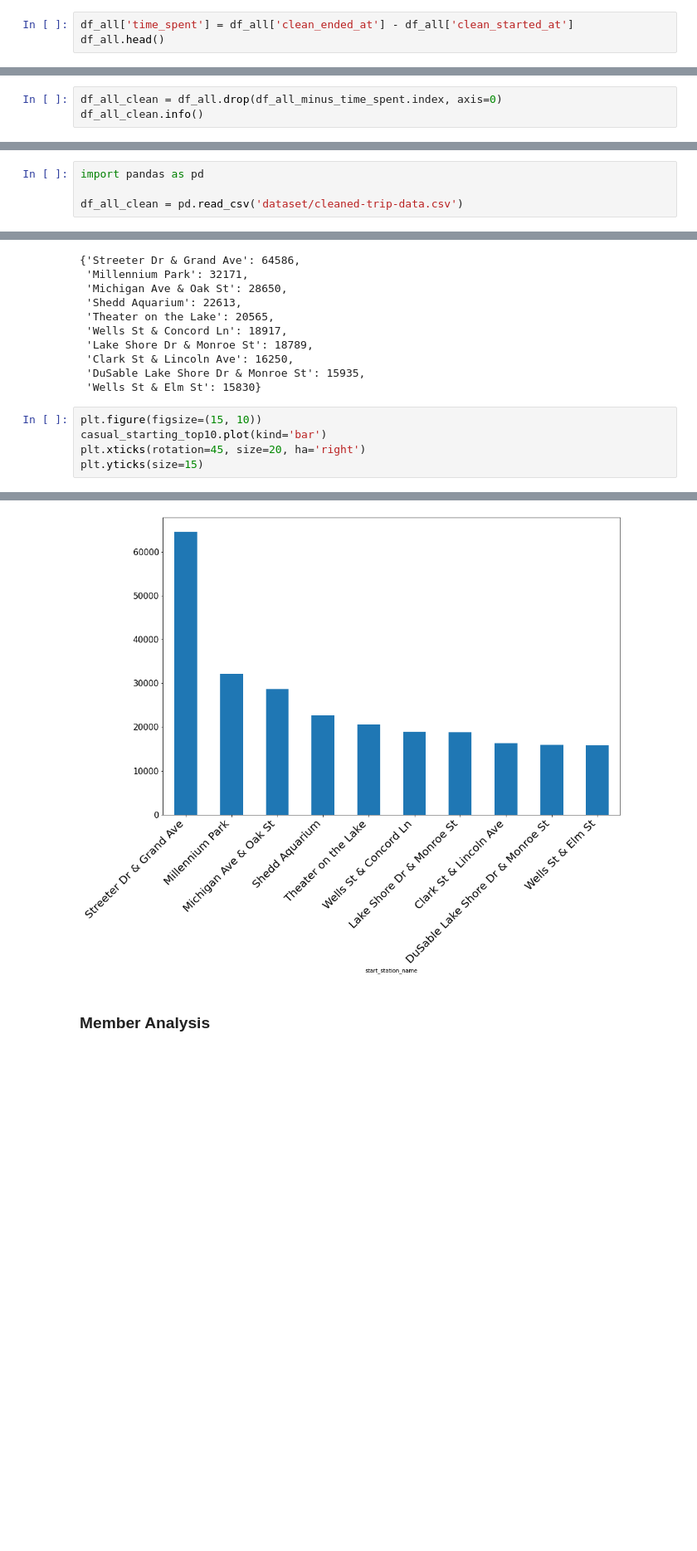
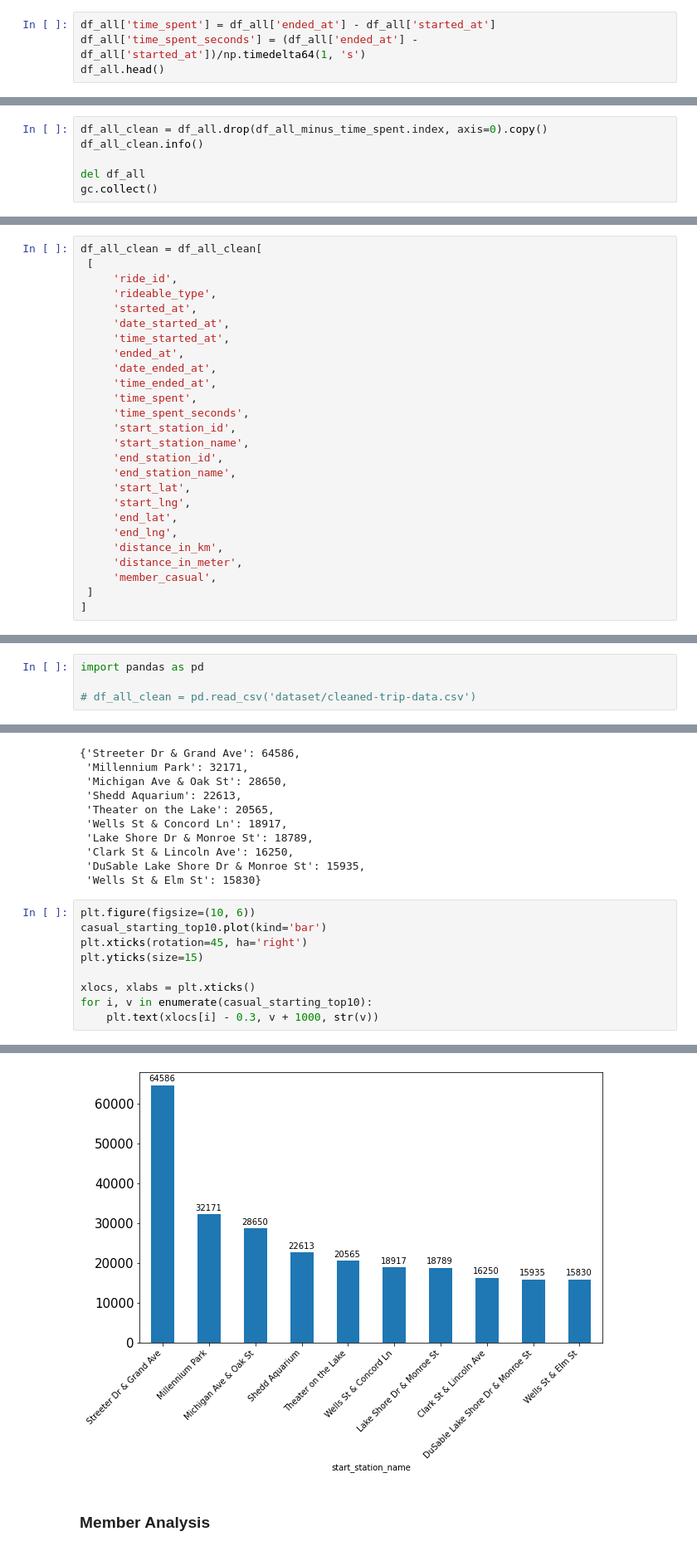
Before and after one commit to rinogrego/Google-Data-Analytics-Capstone-Project, a Jupyter notebook: Case Study 1 - How Does a Bike-Share Navigate Speedy Success/Case-Study-1_Google-Data-Analytics-Certification-Program.ipynb, the cells around one changed output, grey strips where cells are left out. Shown: that part at 83% size. Saved outputs shown, nothing was run; the diff lists cells and outputs as text; blank space fills up the shorter version.

Commit message:
add gc.collect()

```diff
--- a/Case Study 1 - How Does a Bike-Share Navigate Speedy Success/Case-Study-1_Google-Data-Analytics-Certification-Program.ipynb
+++ b/Case Study 1 - How Does a Bike-Share Navigate Speedy Success/Case-Study-1_Google-Data-Analytics-Certification-Program.ipynb
@@ -330,5 +354,6 @@ df_all['clean_ended_at'] = df_all['ended_at'].apply(lambda x: transform_datetime
 # %%
-df_all['time_spent'] = df_all['clean_ended_at'] - df_all['clean_started_at']
+df_all['time_spent'] = df_all['ended_at'] - df_all['started_at']
+df_all['time_spent_seconds'] = (df_all['ended_at'] - df_all['started_at'])/np.timedelta64(1, 's')
 df_all.head()
 # %% [output]
 |  | ride_id | rideable_type | started_at | ended_at | start_station_name | start_station_id | end_station_name | ... |
@@ -368,7 +405,10 @@ df_all_minus_time_spent
 # %% [markdown]
 Those data will be handled by removing them.
 # %%
-df_all_clean = df_all.drop(df_all_minus_time_spent.index, axis=0)
+df_all_clean = df_all.drop(df_all_minus_time_spent.index, axis=0).copy()
 df_all_clean.info()
+
+del df_all
+gc.collect()
 # %% [output]
 <class 'pandas.core.frame.DataFrame'>
@@ -488,0 +591,26 @@ sorted(list(set(df_all['end_station_name'].values)))
+# %%
+df_all_clean = df_all_clean[
+ [
+     'ride_id',
+     'rideable_type',
+     'started_at',
+     'date_started_at',
+     'time_started_at',
+     'ended_at',
+     'date_ended_at',
+     'time_ended_at',
+     'time_spent',
+     'time_spent_seconds',
+     'start_station_id',
+     'start_station_name',
+     'end_station_id',
+     'end_station_name',
+     'start_lat',
+     'start_lng',
+     'end_lat',
+     'end_lng',
+     'distance_in_km',
+     'distance_in_meter',
+     'member_casual',
+ ]
+]
@@ -535,7 +724,7 @@ First get the cleaned data
 # %%
 import pandas as pd
 
-df_all_clean = pd.read_csv('dataset/cleaned-trip-data.csv')
+# df_all_clean = pd.read_csv('dataset/cleaned-trip-data.csv')
 # %%
 df_all_clean.info()
 # %% [output]
@@ -722,8 +913,12 @@ casual_startloc
  'DuSable Lake Shore Dr & Monroe St': 15935,
  'Wells St & Elm St': 15830}
 # %%
-plt.figure(figsize=(15, 10))
+plt.figure(figsize=(10, 6))
 casual_starting_top10.plot(kind='bar')
-plt.xticks(rotation=45, size=20, ha='right')
+plt.xticks(rotation=45, ha='right')
 plt.yticks(size=15)
+
+xlocs, xlabs = plt.xticks()
+for i, v in enumerate(casual_starting_top10):
+    plt.text(xlocs[i] - 0.3, v + 1000, str(v))
 # %% [output]
@@ -739,4 +925,4 @@ plt.yticks(size=15)
-[figure, old version]
+[figure, new version]
 # %% [markdown]
 ### Member Analysis
 # %%
```
Also changed, not shown: parts of 66 cells of this notebook.
